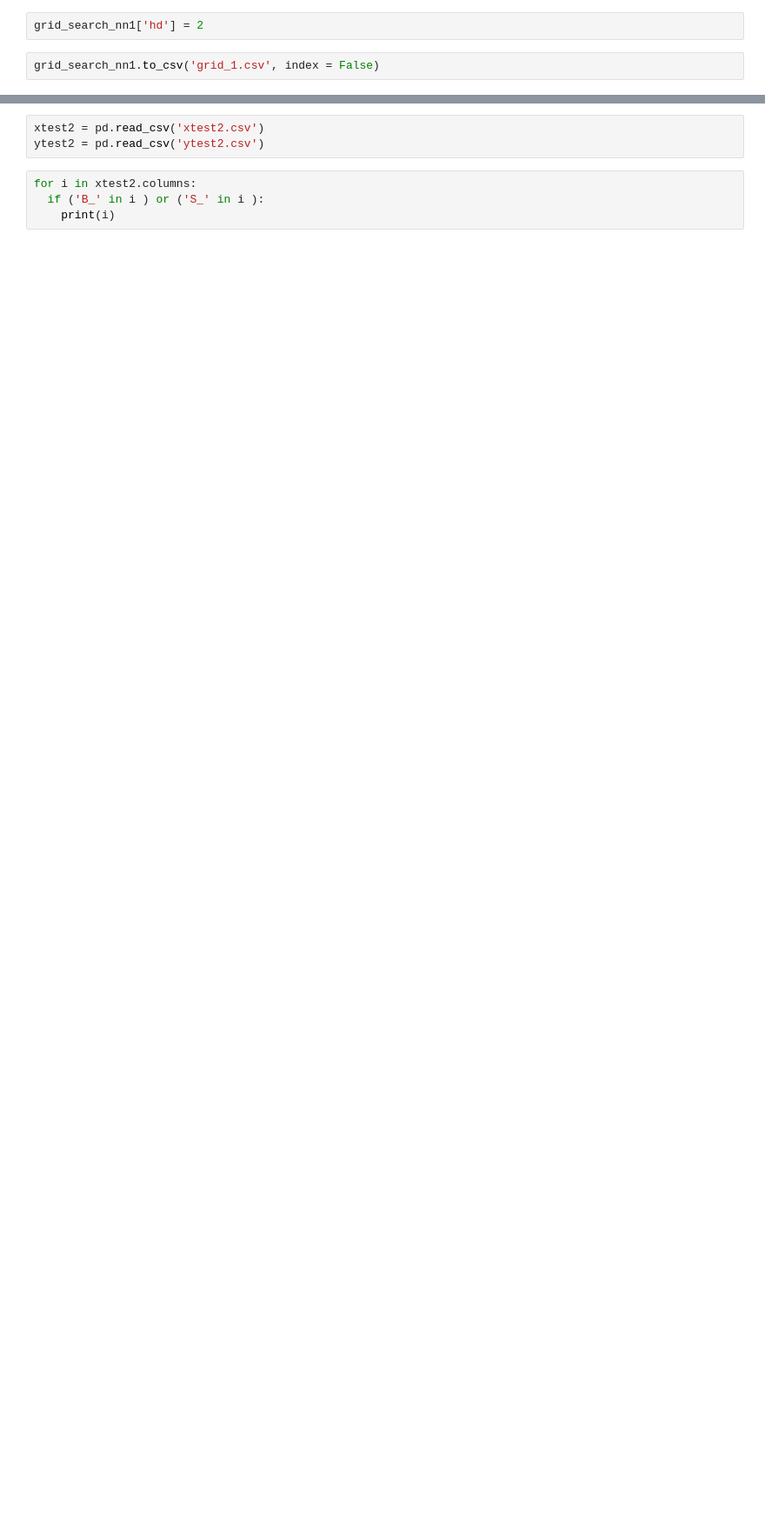
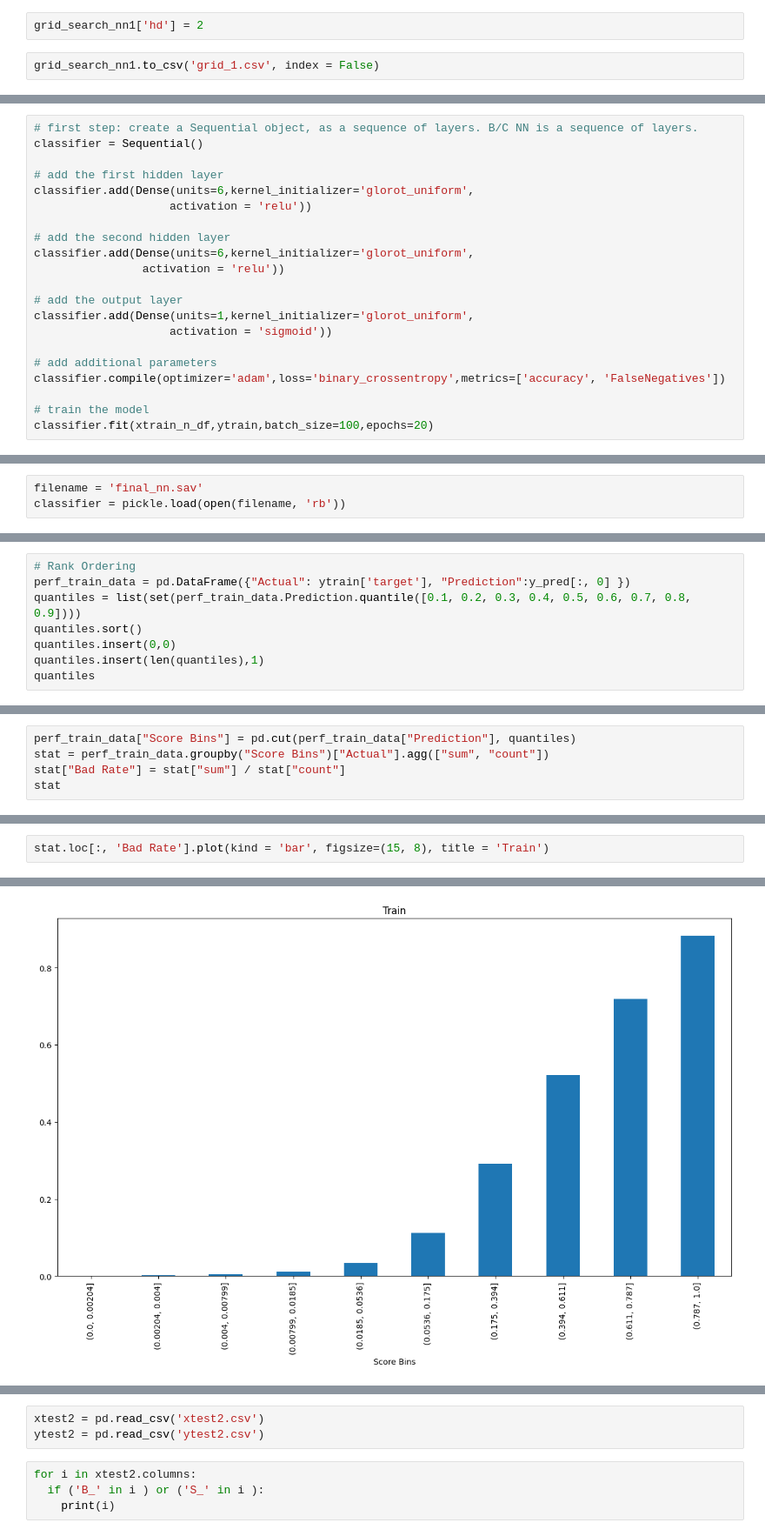
Before and after one commit to Shritej24c/Credit-Default-Pred, a Jupyter notebook: XGB.ipynb, the cells around one changed output, grey strips where cells are left out. Shown at 87% size. Cells and saved outputs as stored; diff of their text form; blank space fills up the shorter version.

```diff
--- a/XGB.ipynb
+++ b/XGB.ipynb
@@ -1005,0 +974,21 @@ NameError: ignored
+# %%
+# first step: create a Sequential object, as a sequence of layers. B/C NN is a sequence of layers.
+classifier = Sequential()
+
+# add the first hidden layer
+classifier.add(Dense(units=6,kernel_initializer='glorot_uniform',
+                    activation = 'relu'))
+
+# add the second hidden layer
+classifier.add(Dense(units=6,kernel_initializer='glorot_uniform',
+                activation = 'relu'))
+
+# add the output layer
+classifier.add(Dense(units=1,kernel_initializer='glorot_uniform',
+                    activation = 'sigmoid'))
+
+# add additional parameters
+classifier.compile(optimizer='adam',loss='binary_crossentropy',metrics=['accuracy', 'FalseNegatives'])
+
+# train the model
+classifier.fit(xtrain_n_df,ytrain,batch_size=100,epochs=20)
@@ -1005,0 +1022,3 @@ NameError: ignored
+# %%
+filename = 'final_nn.sav'
+classifier = pickle.load(open(filename, 'rb'))
@@ -1005,0 +1061,8 @@ NameError: ignored
+# %%
+# Rank Ordering
+perf_train_data = pd.DataFrame({"Actual": ytrain['target'], "Prediction":y_pred[:, 0] })
+quantiles = list(set(perf_train_data.Prediction.quantile([0.1, 0.2, 0.3, 0.4, 0.5, 0.6, 0.7, 0.8, 0.9])))
+quantiles.sort()
+quantiles.insert(0,0)
+quantiles.insert(len(quantiles),1)
+quantiles
@@ -1005,0 +1081,5 @@ NameError: ignored
+# %%
+perf_train_data["Score Bins"] = pd.cut(perf_train_data["Prediction"], quantiles)
+stat = perf_train_data.groupby("Score Bins")["Actual"].agg(["sum", "count"])
+stat["Bad Rate"] = stat["sum"] / stat["count"]
+stat
@@ -1005,0 +1099,3 @@ NameError: ignored
+# %%
+stat.loc[:, 'Bad Rate'].plot(kind = 'bar', figsize=(15, 8), title = 'Train')
+# %% [output]
@@ -1005,0 +1103 @@ NameError: ignored
+[figure, added]
```
Also changed, not shown: parts of 92 cells of this notebook.
